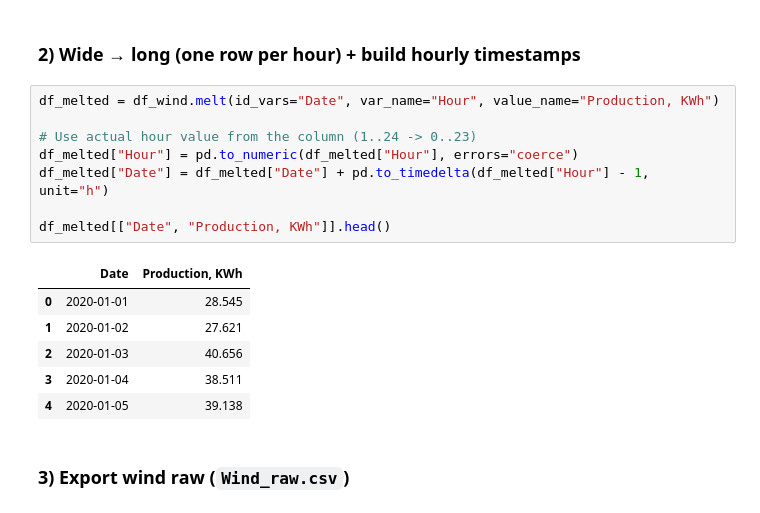
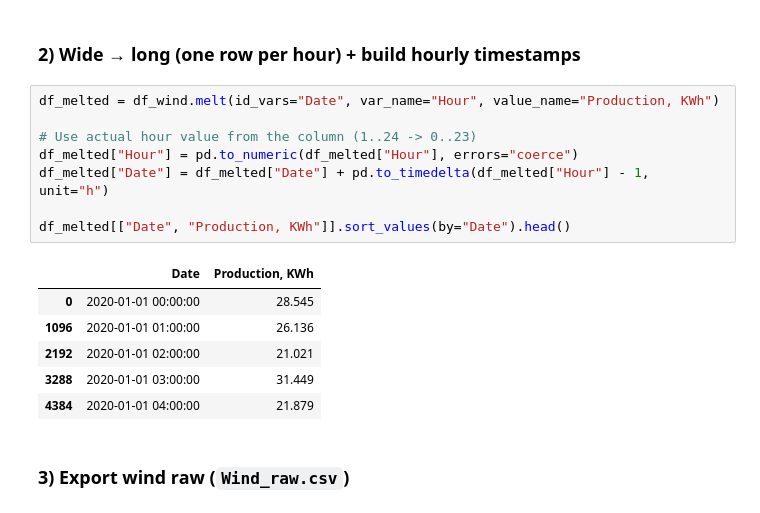
Before and after one commit to daniele96l/DaniForecaster, a Jupyter notebook: Energy_Optimization_Walkthrough.ipynb, the cells around one changed output. Saved outputs shown, nothing was run; the diff lists cells and outputs as text.

```diff
--- a/Energy_Optimization_Walkthrough.ipynb
+++ b/Energy_Optimization_Walkthrough.ipynb
@@ -50,18 +50,18 @@ df_wind.head()
 # %%
 df_melted = df_wind.melt(id_vars="Date", var_name="Hour", value_name="Production, KWh")
 
 # Use actual hour value from the column (1..24 -> 0..23)
 df_melted["Hour"] = pd.to_numeric(df_melted["Hour"], errors="coerce")
 df_melted["Date"] = df_melted["Date"] + pd.to_timedelta(df_melted["Hour"] - 1, unit="h")
 
-df_melted[["Date", "Production, KWh"]].head()
+df_melted[["Date", "Production, KWh"]].sort_values(by="Date").head()
 # %% [output]
 |  | Date | Production, KWh |
-| 0 | 2020-01-01 | 28.545 |
-| 1 | 2020-01-02 | 27.621 |
-| 2 | 2020-01-03 | 40.656 |
-| 3 | 2020-01-04 | 38.511 |
-| 4 | 2020-01-05 | 39.138 |
+| 0 | 2020-01-01 00:00:00 | 28.545 |
+| 1096 | 2020-01-01 01:00:00 | 26.136 |
+| 2192 | 2020-01-01 02:00:00 | 21.021 |
+| 3288 | 2020-01-01 03:00:00 | 31.449 |
+| 4384 | 2020-01-01 04:00:00 | 21.879 |
 # %% [markdown]
 ### 3) Export wind raw (`Wind_raw.csv`)
 # %%
```
